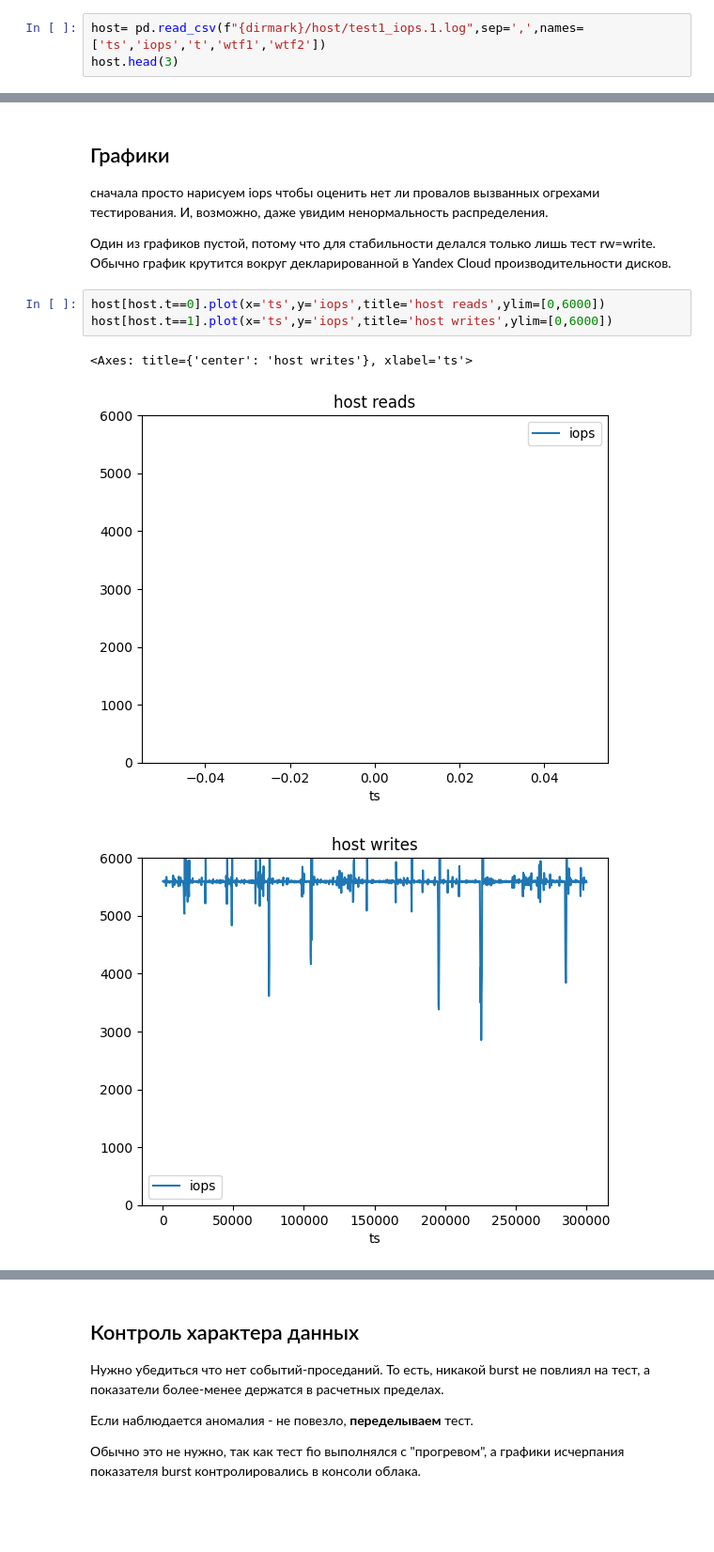
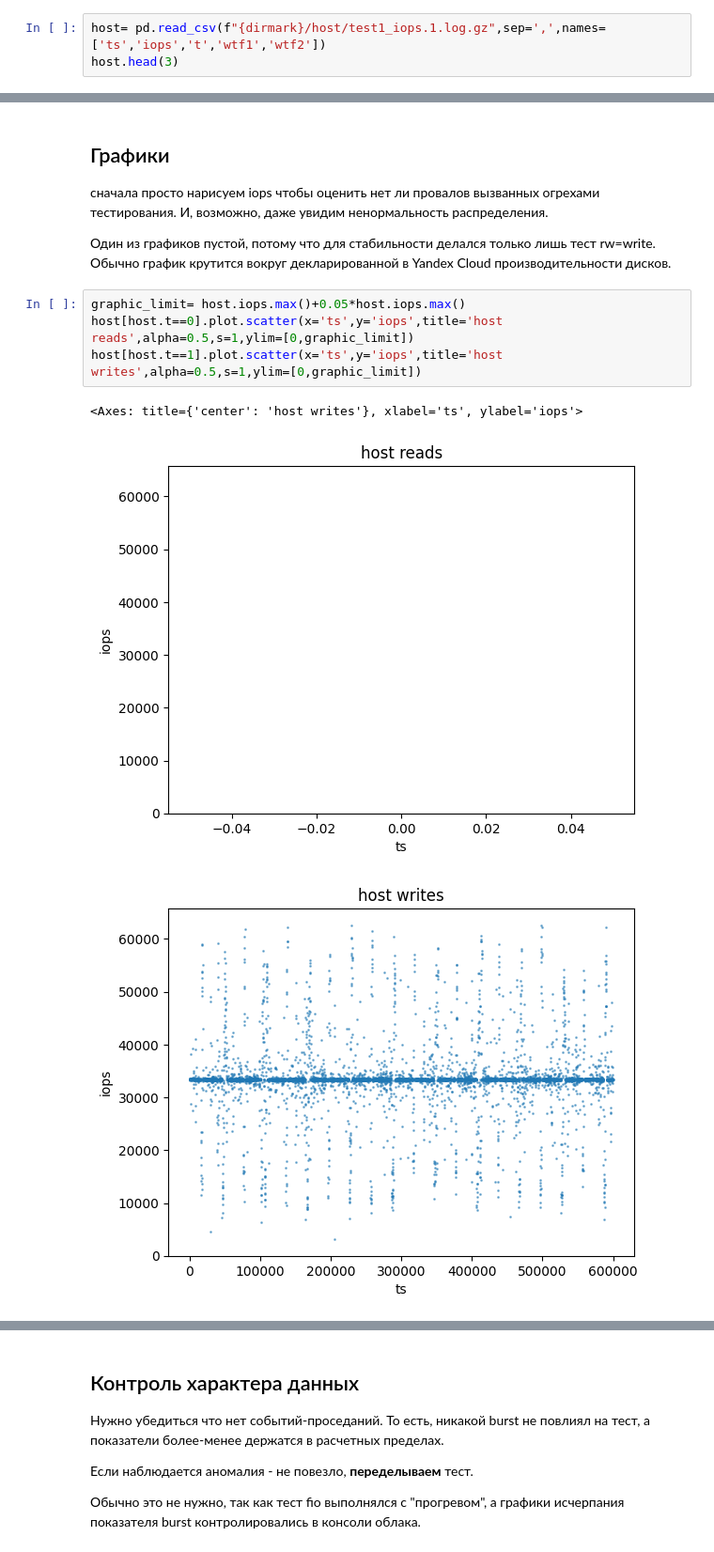
Before and after one commit to pavlozt/research, a Jupyter notebook: docker-volumes/docker_vs_host-non-replicated.ipynb, the cells around one changed output, grey strips where cells are left out. Shown at 94% size. Drawn from its saved outputs; the diff is of its cells as text; blank space fills up the shorter version.

Commit message:
Add big disk tests

```diff
--- a/docker-volumes/docker_vs_host-non-replicated.ipynb
+++ b/docker-volumes/docker_vs_host-non-replicated.ipynb
@@ -43,7 +52,7 @@ docker.head(3)
 docker_read_iops=docker[docker.t==0][['iops']]
 docker_write_iops=docker[docker.t==1][['iops']]
 # %%
-host= pd.read_csv(f"{dirmark}/host/test1_iops.1.log",sep=',',names=['ts','iops','t','wtf1','wtf2'])
+host= pd.read_csv(f"{dirmark}/host/test1_iops.1.log.gz",sep=',',names=['ts','iops','t','wtf1','wtf2'])
 host.head(3)
 # %% [output]
 |  | ts | iops | t | wtf1 | wtf2 |
@@ -76,10 +85,11 @@ print(host_write_iops.iops.mean())
 Один из графиков пустой, потому что для стабильности делался только лишь тест rw=write.
 Обычно график крутится вокруг декларированной в  Yandex Cloud производительности дисков.
 # %%
-host[host.t==0].plot(x='ts',y='iops',title='host reads',ylim=[0,6000])
-host[host.t==1].plot(x='ts',y='iops',title='host writes',ylim=[0,6000])
+graphic_limit= host.iops.max()+0.05*host.iops.max()
+host[host.t==0].plot.scatter(x='ts',y='iops',title='host reads',alpha=0.5,s=1,ylim=[0,graphic_limit])
+host[host.t==1].plot.scatter(x='ts',y='iops',title='host writes',alpha=0.5,s=1,ylim=[0,graphic_limit])
 # %% [output]
-<Axes: title={'center': 'host writes'}, xlabel='ts'>
+<Axes: title={'center': 'host writes'}, xlabel='ts', ylabel='iops'>
-[figure, old version]
+[figure, new version]
-[figure, old version]
+[figure, new version]
 # %%
```
Also changed, not shown: parts of 36 cells of this notebook, 14 other files.
